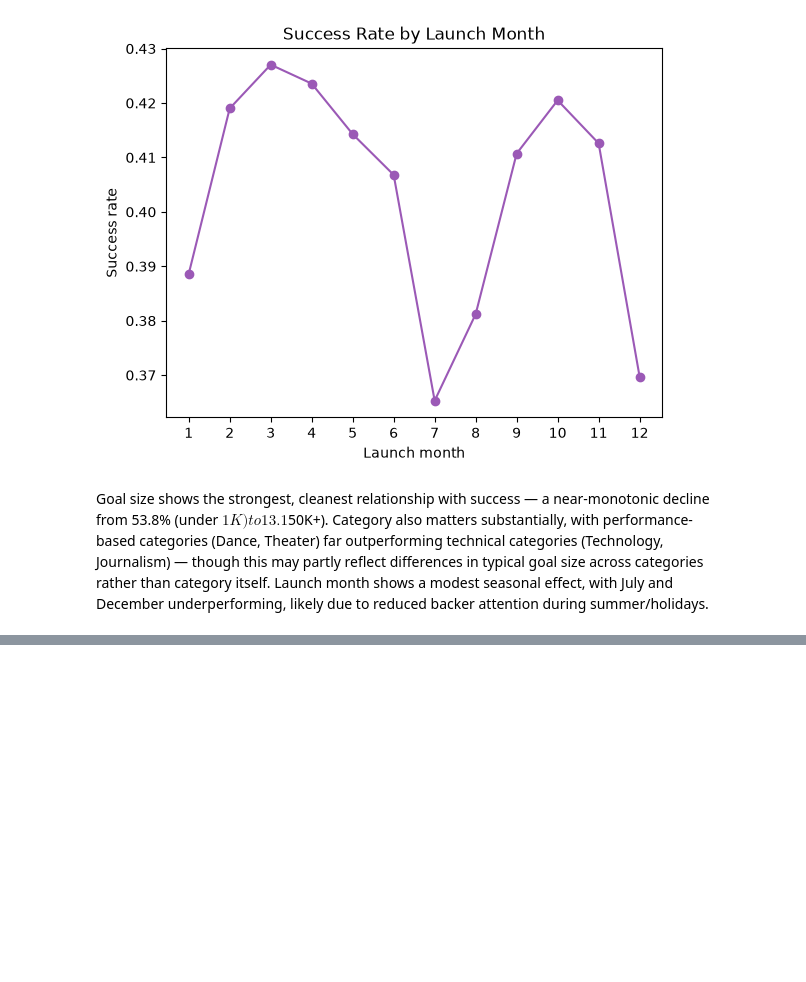
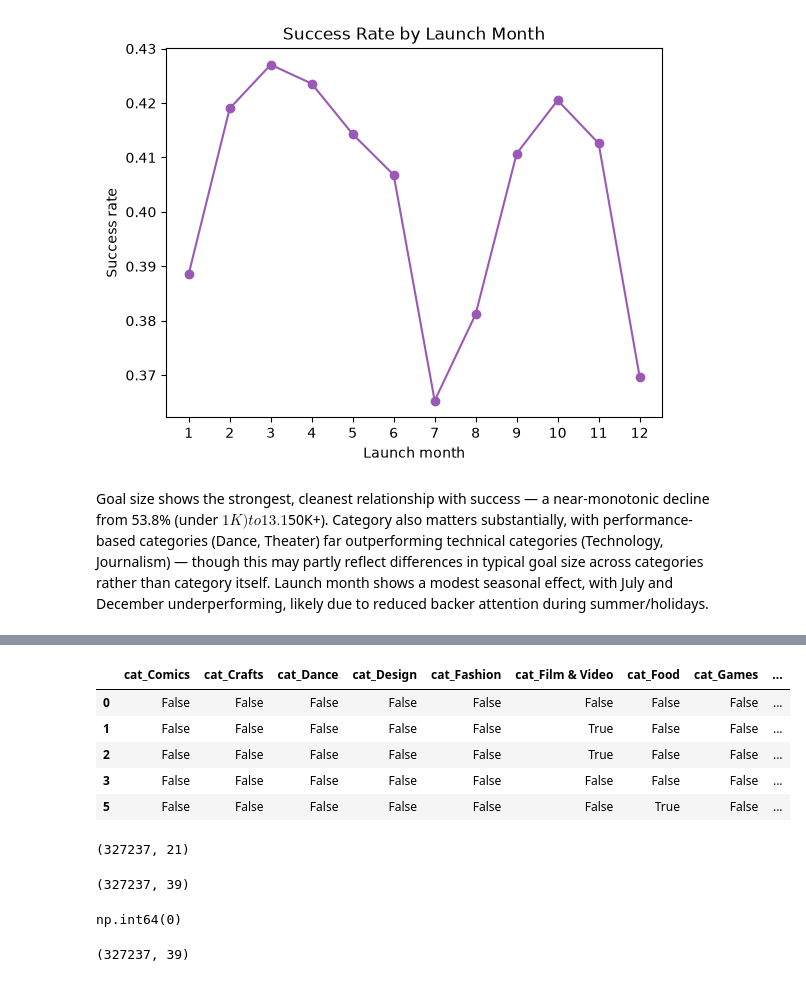
Before and after one commit to Soumya-205/WillItFund, a Jupyter notebook: notebooks/01_explorarion.ipynb, the cells around one changed output, grey strips where cells are left out. Drawn from its saved outputs; the diff is of its cells as text; code cells hidden in the pictures; blank space fills up the shorter version.

```diff
--- a/notebooks/01_explorarion.ipynb
+++ b/notebooks/01_explorarion.ipynb
@@ -293,0 +304,34 @@ Goal size shows the strongest, cleanest relationship with success — a near-mon
+# %%
+category_dummies=pd.get_dummies(df_clean["main_category"], prefix="cat", drop_first=True)
+category_dummies.head()
+# %% [output]
+|  | cat_Comics | cat_Crafts | cat_Dance | cat_Design | cat_Fashion | cat_Film & Video | cat_Food | cat_Games | ... |
+| 0 | False | False | False | False | False | False | False | False | ... |
+| 1 | False | False | False | False | False | True | False | False | ... |
+| 2 | False | False | False | False | False | True | False | False | ... |
+| 3 | False | False | False | False | False | False | False | False | ... |
+| 5 | False | False | False | False | False | False | True | False | ... |
+# %%
+country_dummies=pd.get_dummies(df_clean["country"], prefix="country", drop_first=True)
+country_dummies.shape
+# %% [output]
+(327237, 21)
+# %%
+features=pd.concat([
+    df_clean[["log_goal", "duration_days", "launch_month"]],
+    category_dummies,
+    country_dummies
+], axis=1)
+
+features["target"]=df_clean["target"]
+features.shape
+# %% [output]
+(327237, 39)
+# %%
+features.isnull().sum().sum()
+# %% [output]
+np.int64(0)
+# %%
+features.shape
+# %% [output]
+(327237, 39)
```
Also changed, not shown: parts of 1 cell of this notebook.
